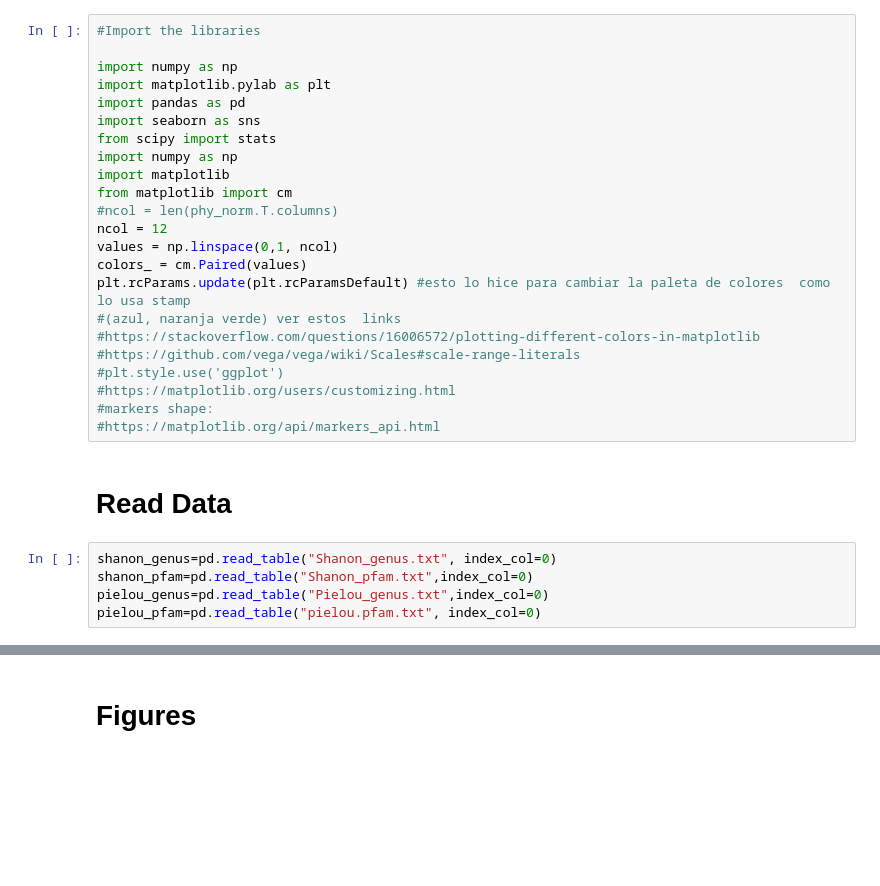
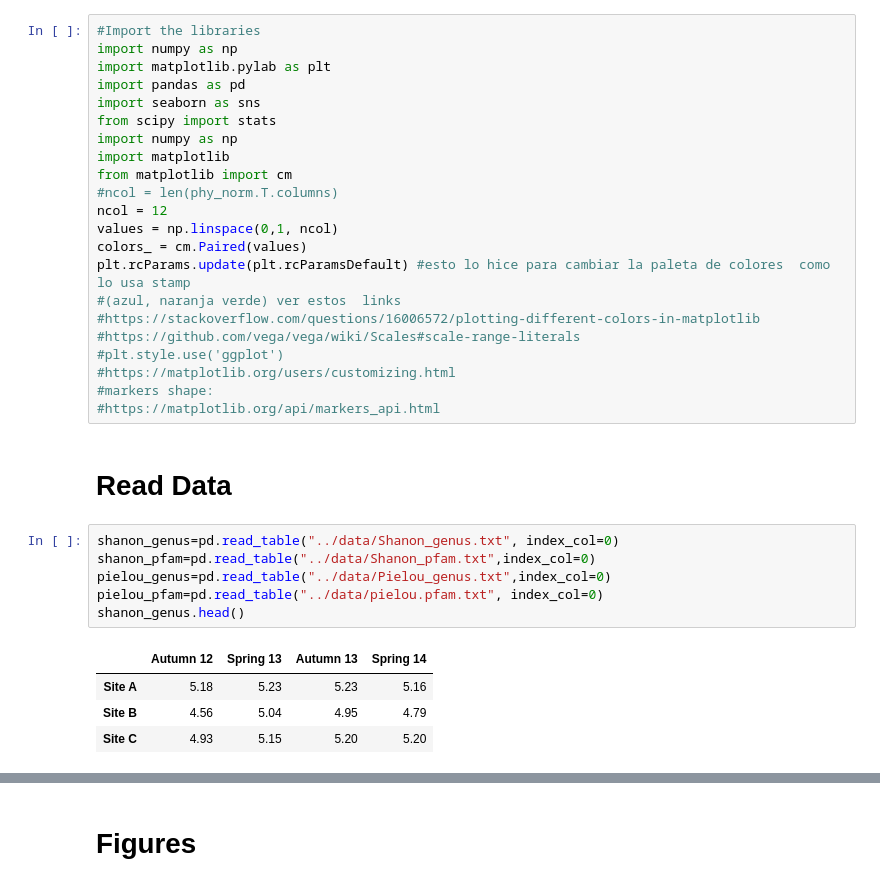
Before and after one commit to valdeanda/Time_series_mats, a Jupyter notebook: scripts/Ecological_index.ipynb, the cells around one changed output, grey strips where cells are left out. Saved outputs shown, nothing was run; the diff lists cells and outputs as text; blank space fills up the shorter version.

```diff
--- a/scripts/Ecological_index.ipynb
+++ b/scripts/Ecological_index.ipynb
@@ -1,6 +1,5 @@
 # %%
 #Import the libraries
-
 import numpy as np
 import matplotlib.pylab as plt
 import pandas as pd
@@ -24,7 +23,13 @@ plt.rcParams.update(plt.rcParamsDefault) #esto lo hice para cambiar la paleta de
 # %% [markdown]
 # Read Data
 # %%
-shanon_genus=pd.read_table("Shanon_genus.txt", index_col=0)
-shanon_pfam=pd.read_table("Shanon_pfam.txt",index_col=0)
-pielou_genus=pd.read_table("Pielou_genus.txt",index_col=0)
-pielou_pfam=pd.read_table("pielou.pfam.txt", index_col=0)
+shanon_genus=pd.read_table("../data/Shanon_genus.txt", index_col=0)
+shanon_pfam=pd.read_table("../data/Shanon_pfam.txt",index_col=0)
+pielou_genus=pd.read_table("../data/Pielou_genus.txt",index_col=0)
+pielou_pfam=pd.read_table("../data/pielou.pfam.txt", index_col=0)
+shanon_genus.head()
+# %% [output]
+|  | Autumn 12 | Spring 13 | Autumn 13 | Spring 14 |
+| Site A | 5.18 | 5.23 | 5.23 | 5.16 |
+| Site B | 4.56 | 5.04 | 4.95 | 4.79 |
+| Site C | 4.93 | 5.15 | 5.20 | 5.20 |
```
Also changed, not shown: parts of 9 cells of this notebook, 2 other files.
